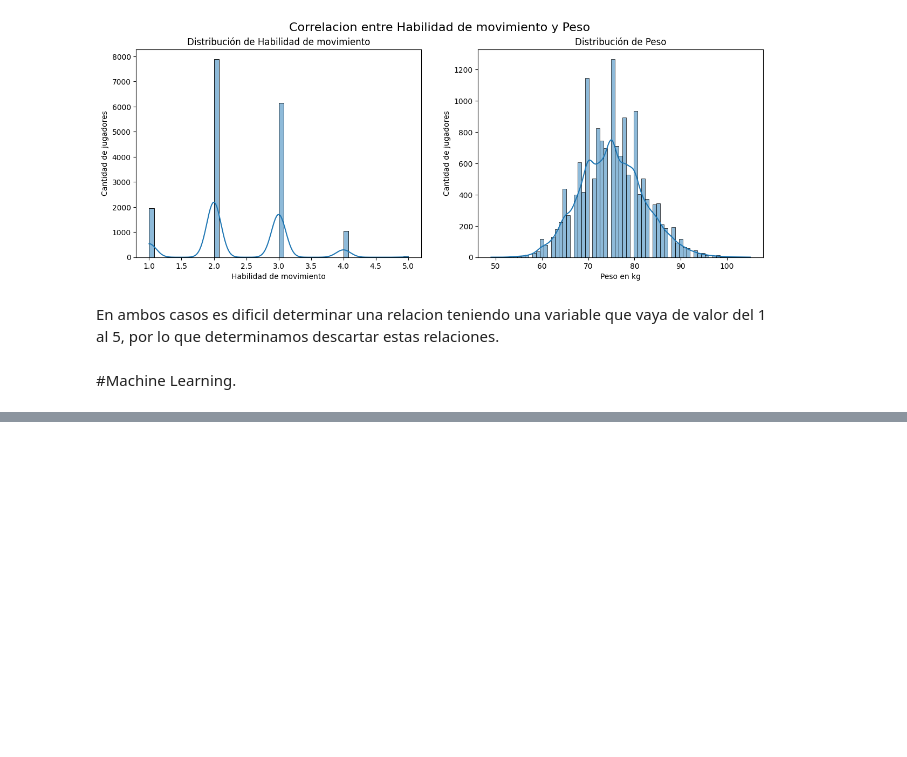
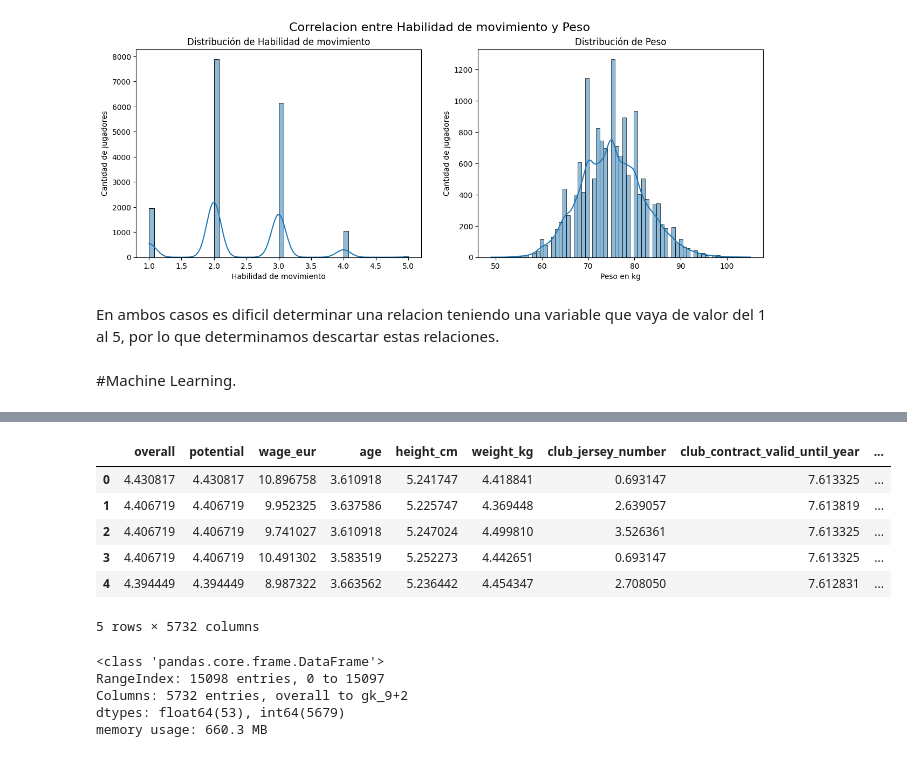
Before and after one commit to MatiasKige/Data-Science-FIFA, a Jupyter notebook: Proyecto FIFA.ipynb, the cells around one changed output, grey strips where cells are left out. Cells and saved outputs as stored; diff of their text form; code cells hidden in the pictures; blank space fills up the shorter version.

```diff
--- a/Proyecto FIFA.ipynb
+++ b/Proyecto FIFA.ipynb
@@ -2490,0 +2560,3 @@ df_boca
+# %%
+# Guardo los nombres de mis variables object y datetime
+variables_categoricas = df_transformado.select_dtypes(include=["object"]).columns
@@ -2490,0 +2572,4 @@ df_boca
+# %%
+# Transformo mis datos categoricos en numericos
+df_dummies = pd.get_dummies(df_transformado[variables_categoricas])
+df_dummies = df_dummies.astype(int)  # Convertir valores booleanos a enteros
@@ -2490,0 +2586,20 @@ df_boca
+# %%
+# Elimino las columnas categoricas de df_transformado y reemplazo por variables dummies.
+datos_dummies = pd.concat([df_transformado.drop(variables_categoricas, axis=1), df_dummies], axis=1)
+datos_dummies.head()
+# %% [output]
+|  | overall | potential | wage_eur | age | height_cm | weight_kg | club_jersey_number | club_contract_valid_until_year | ... |
+| 0 | 4.430817 | 4.430817 | 10.896758 | 3.610918 | 5.241747 | 4.418841 | 0.693147 | 7.613325 | ... |
+| 1 | 4.406719 | 4.406719 | 9.952325 | 3.637586 | 5.225747 | 4.369448 | 2.639057 | 7.613819 | ... |
+| 2 | 4.406719 | 4.406719 | 9.741027 | 3.610918 | 5.247024 | 4.499810 | 3.526361 | 7.613325 | ... |
+| 3 | 4.406719 | 4.406719 | 10.491302 | 3.583519 | 5.252273 | 4.442651 | 0.693147 | 7.613325 | ... |
+| 4 | 4.394449 | 4.394449 | 8.987322 | 3.663562 | 5.236442 | 4.454347 | 2.708050 | 7.612831 | ... |
+5 rows × 5732 columns
+# %%
+datos_dummies.info()
+# %% [output]
+<class 'pandas.core.frame.DataFrame'>
+RangeIndex: 15098 entries, 0 to 15097
+Columns: 5732 entries, overall to gk_9+2
+dtypes: float64(53), int64(5679)
+memory usage: 660.3 MB
```
Also changed, not shown: parts of 17 cells of this notebook.
